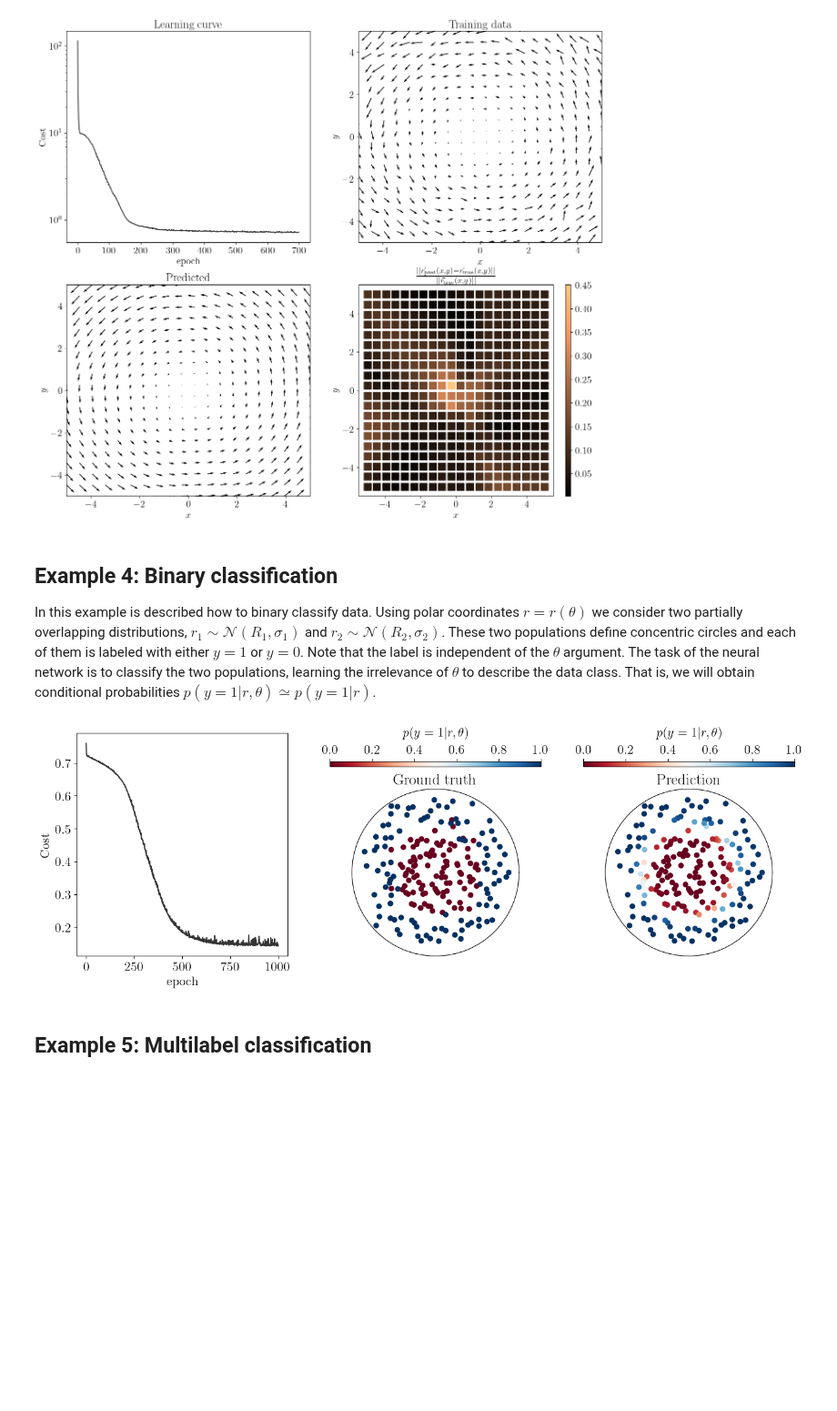
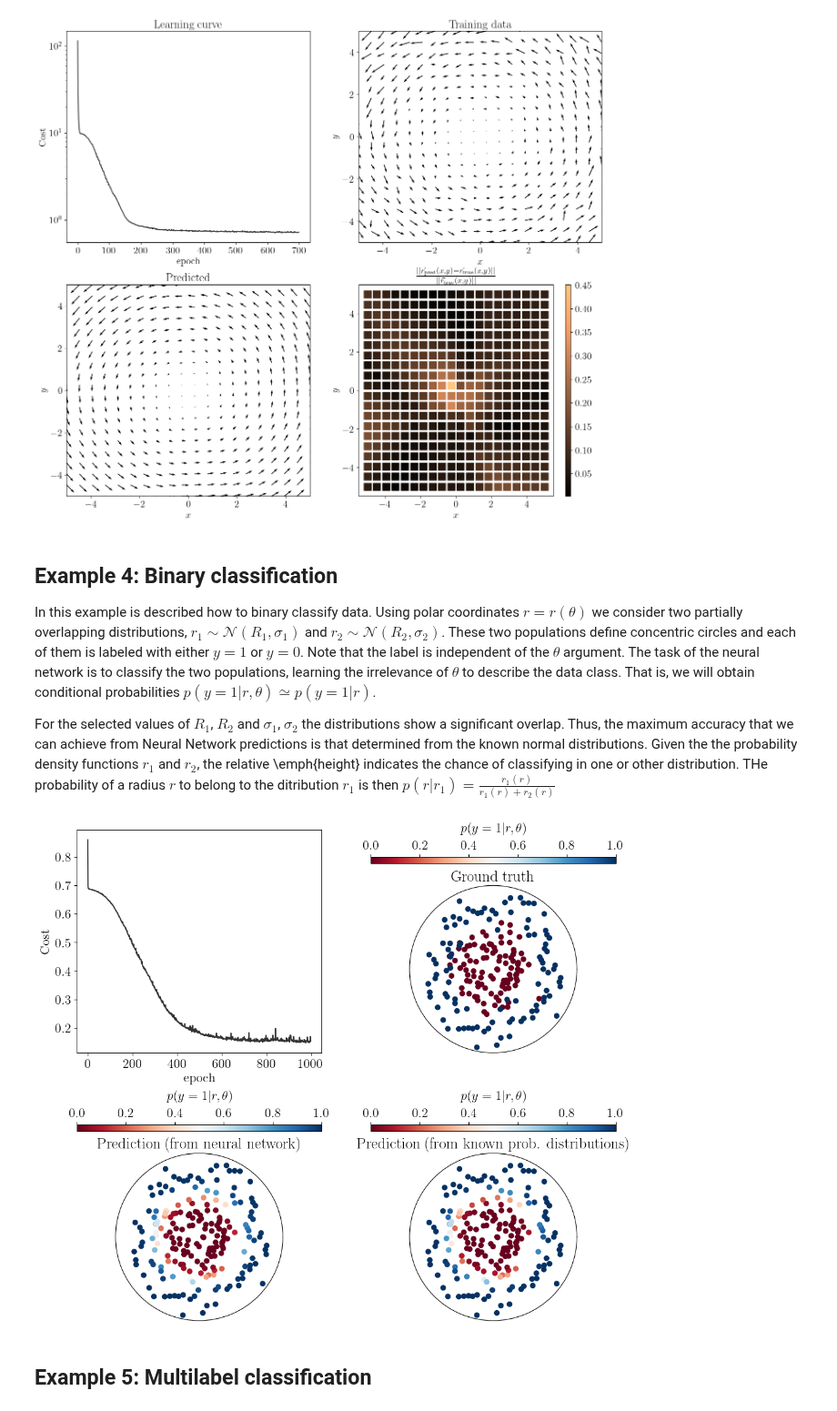
Before and after one commit to pastranacl/IAcobus, a Jupyter notebook: tutorial.ipynb, the cells around one changed output. Shown at 91% size. Saved outputs shown, nothing was run; the diff lists cells and outputs as text; code cells hidden in the pictures; blank space fills up the shorter version.

Commit message:
Included theory prediction binary classification tutorial

```diff
--- a/tutorial.ipynb
+++ b/tutorial.ipynb
@@ -320,13 +320,17 @@ plt.show()
 ## Example 4: Binary classification
 
 In this example is described how to binary classify data. Using polar coordinates $r = r(\theta)$ we consider two partially overlapping distributions, $r_1 \sim \mathcal{N}(R_1, \sigma_1)$ and $r_2 \sim \mathcal{N}(R_2, \sigma_2)$. These two  populations define concentric circles and each of them is labeled with either $y=1$ or $y=0$. Note that the label is independent of the $\theta$ argument. The task of the neural network is to classify the two populations, learning the irrelevance of $\theta$ to describe the data class. That is, we will obtain conditional probabilities $p(y=1 | r,\theta) \simeq p(y=1 | r) $.
+
+For the selected values of $R_1$, $R_2$ and $\sigma_1$, $\sigma_2$ the distributions show a significant overlap. Thus, the maximum accuracy that we can achieve from Neural Network predictions is that determined from the known normal distributions. Given the the probability density functions $r_1$ and $r_2$, the relative \emph{height} indicates the chance of classifying in one or other distribution. THe probability of a radius $r$ to belong to the ditribution $r_1$ is then $p(r | r_1) = \frac{r_1(r)}{r_1(r) + r_2(r)}$
 # %%
 # Generate data in polar coordinates with significant noise
 n_vals = 100
 noise = 0.3
+R1 = 1
+R2 = 2
 theta_test = np.linspace(0, 2*np.pi, n_vals).reshape(1, n_vals)
-R_test1 = noise*np.random.randn(1, n_vals) + 1
-R_test2 = noise*np.random.randn(1, n_vals) + 2
+R_test1 = noise*np.random.randn(1, n_vals) + R1
+R_test2 = noise*np.random.randn(1, n_vals) + R2
 
 thetas = np.hstack( (theta_test,theta_test) )
 Rs = np.hstack( (R_test1, R_test2) )
@@ -366,11 +370,11 @@ plt.rc('text', usetex=True)
 plt.rc('font', **font)
 
 
-fig = plt.figure( figsize=(16, 5) )
+fig = plt.figure( figsize=(12, 11) )
 
 #---
 
-ax_cost = fig.add_subplot(1, 3, 1)
+ax_cost = fig.add_subplot(2, 2, 1)
 
 ax_cost.plot(cost, color='#333333')
 ax_cost.set_ylabel(r"Cost")
@@ -379,7 +383,7 @@ ax_cost.set_xlabel(r"epoch")
 
 #---
 
-ax_referece = fig.add_subplot(1, 3, 2, projection='polar')
+ax_referece = fig.add_subplot(2, 2, 2, projection='polar')
 
 ax_referece.set_xticks([])
 ax_referece.set_yticks([])
@@ -400,35 +404,67 @@ cbar_ref = plt.colorbar(labels_reference_plot,
                         aspect=40)
 
 cbar_ref.set_label(r'$p(y = 1 | r, \theta)$',  labelpad=10)
 
 #---
 
-ax_result = fig.add_subplot(1, 3, 3, projection='polar')
+ax_result = fig.add_subplot(2, 2, 3, projection='polar')
 
 ax_result.set_xticks([])
 ax_result.set_yticks([])
-ax_result.set_title("Prediction")
+ax_result.set_title("Prediction (from neural network)")
 
 labels_predicted_plot = ax_result.scatter(thetas,
                                             Rs,
                                             c = pred_labels,
                                             cmap=cm.RdBu,
                                             vmin=0.0,
                                             vmax=1.0)
 
 cbar_res = plt.colorbar(labels_predicted_plot,
                     ax=ax_result,
                     orientation='horizontal',
                     location='top',
                     pad=0.1,
                     aspect=40)
 
 cbar_res.set_label(r'$p(y = 1 | r, \theta)$',  labelpad=10)
 
 #---
 
+def gauss_func(x, mu, sigma):
+    return np.exp( - (x-mu)**2 /(2*sigma**2)) / \
+           np.sqrt(2*np.pi*sigma**2)
+
+pR1 = gauss_func(Rs, R1, noise)
+pR2 = gauss_func(Rs, R2, noise)
+p_class_R1 = pR1/(pR1 + pR2)
+
+
+ax_from_probs = fig.add_subplot(2, 2, 4, projection='polar')
+
+ax_from_probs.set_xticks([])
+ax_from_probs.set_yticks([])
+ax_from_probs.set_title("Prediction (from known prob. distributions)")
+
+labels_from_probs_plot = ax_from_probs.scatter(thetas,
+                                            Rs,
+                                            c = 1-p_class_R1,
+                                            cmap=cm.RdBu,
+                                            vmin=0.0,
+                                            vmax=1.0)
+
+cbar_res = plt.colorbar(labels_from_probs_plot,
+                    ax=ax_from_probs,
+                    orientation='horizontal',
+                    location='top',
+                    pad=0.1,
+                    aspect=40)
+
+cbar_res.set_label(r'$p(y = 1 | r, \theta)$',  labelpad=10)
+
+#---
 plt.show()
 # %% [output]
-[figure, old version]
+[figure, new version]
 # %% [markdown]
 ## Example 5: Multilabel classification
```
